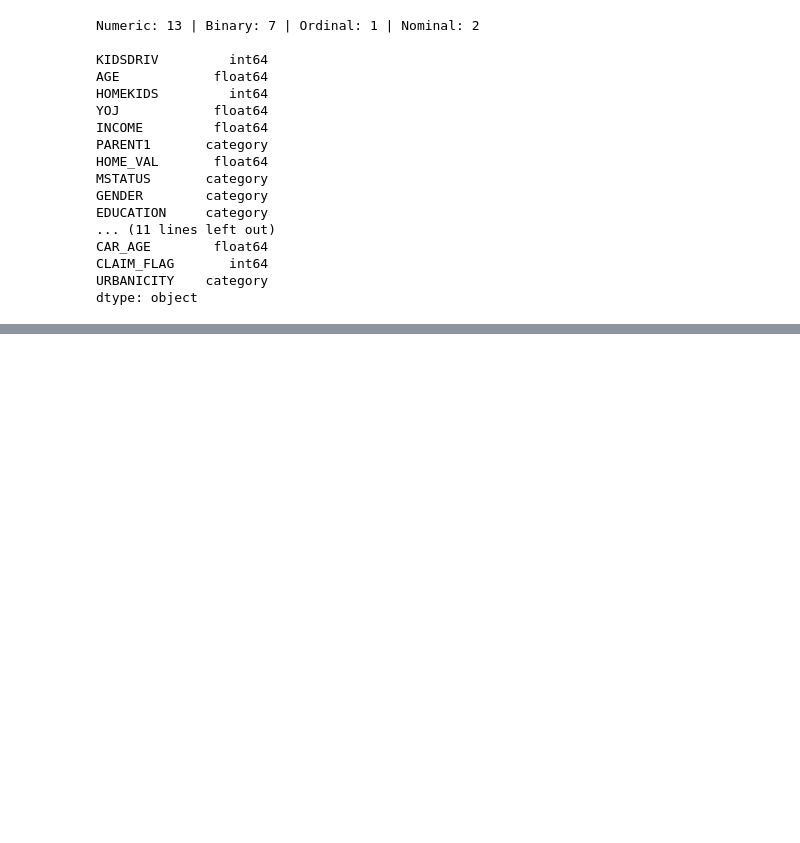
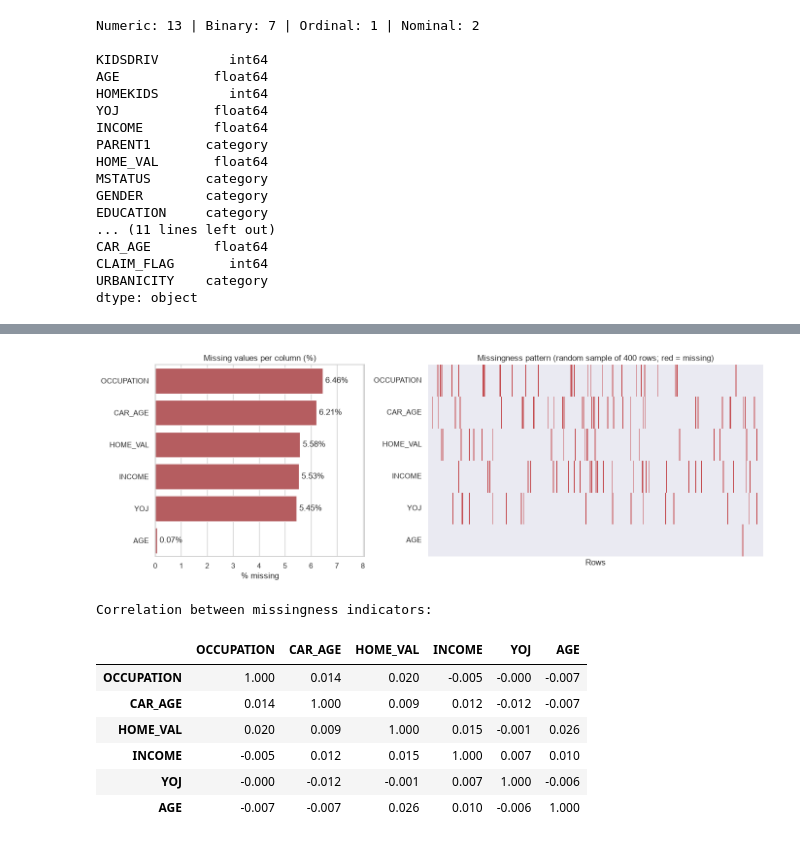
Before and after one commit to MoheebAbusamra/MachineLearning-Classification-Project, a Jupyter notebook: Car_Insurance_Claim_Classification.ipynb, the cells around one changed output, grey strips where cells are left out. Drawn from its saved outputs; the diff is of its cells as text; code cells hidden in the pictures; blank space fills up the shorter version.

```diff
--- a/Car_Insurance_Claim_Classification.ipynb
+++ b/Car_Insurance_Claim_Classification.ipynb
@@ -593,0 +629,37 @@ dtype: object
+# %%
+missing_pct = (df.isna().mean() * 100).sort_values(ascending=False)
+missing_pct = missing_pct[missing_pct > 0]
+
+fig, axes = plt.subplots(1, 2, figsize=(14, 5), gridspec_kw={"width_ratios": [1, 1.6]})
+
+# Left: % missing per column
+sns.barplot(x=missing_pct.values, y=missing_pct.index, ax=axes[0], color="#C44E52")
+for i, v in enumerate(missing_pct.values):
+    axes[0].text(v + 0.1, i, f"{v:.2f}%", va="center")
+axes[0].set_title("Missing values per column (%)")
+axes[0].set_xlabel("% missing"); axes[0].set_ylabel("")
+axes[0].set_xlim(0, missing_pct.max() * 1.25)
+
+# Right: where the missing values are (random sample of rows)
+sample = df[missing_pct.index].isna().sample(400, random_state=RANDOM_STATE)
+sns.heatmap(sample.T, cbar=False, cmap=["#EAEAF2", "#C44E52"], ax=axes[1], xticklabels=False)
+axes[1].set_title("Missingness pattern (random sample of 400 rows; red = missing)")
+axes[1].set_xlabel("Rows")
+
+plt.tight_layout()
+eda_figures["02_missing_values"] = fig
+plt.show()
+
+# Do columns tend to be missing together?
+print("Correlation between missingness indicators:")
+df[missing_pct.index].isna().corr().round(3)
+# %% [output]
+[figure, added]
+Correlation between missingness indicators:
+|  | OCCUPATION | CAR_AGE | HOME_VAL | INCOME | YOJ | AGE |
+| OCCUPATION | 1.000 | 0.014 | 0.020 | -0.005 | -0.000 | -0.007 |
+| CAR_AGE | 0.014 | 1.000 | 0.009 | 0.012 | -0.012 | -0.007 |
+| HOME_VAL | 0.020 | 0.009 | 1.000 | 0.015 | -0.001 | 0.026 |
+| INCOME | -0.005 | 0.012 | 0.015 | 1.000 | 0.007 | 0.010 |
+| YOJ | -0.000 | -0.012 | -0.001 | 0.007 | 1.000 | -0.006 |
+| AGE | -0.007 | -0.007 | 0.026 | 0.010 | -0.006 | 1.000 |
```
Also changed, not shown: parts of 15 cells of this notebook.
